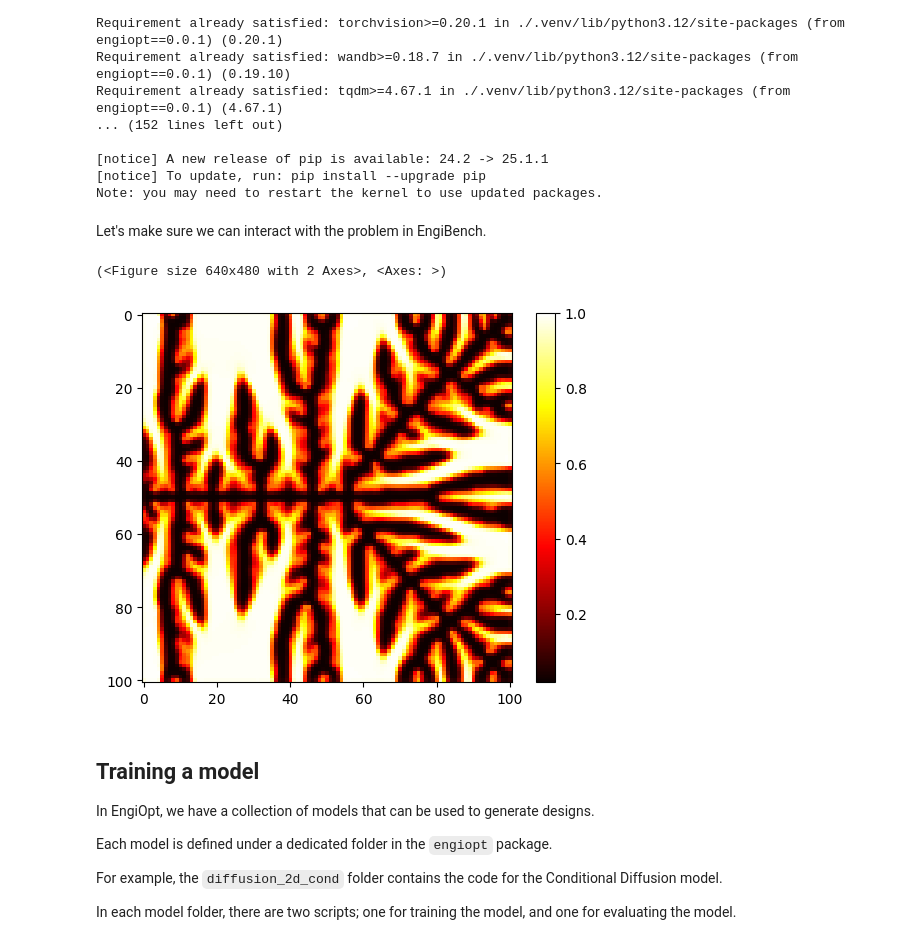
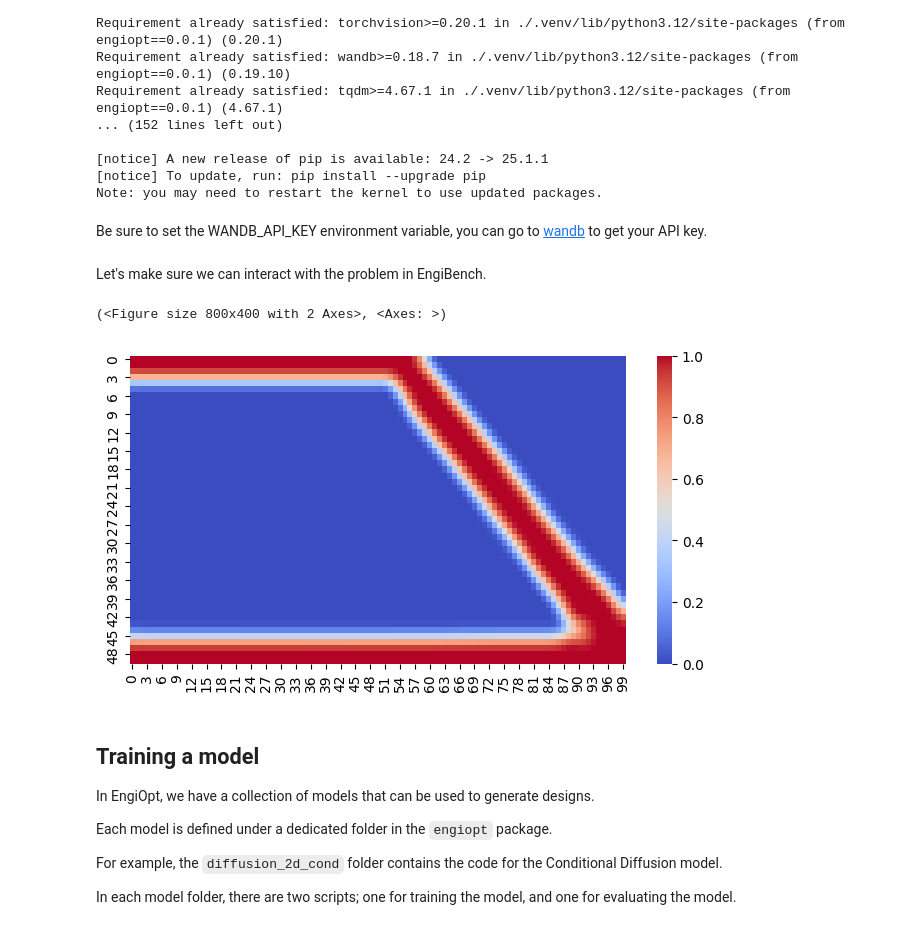
Before and after one commit to Psych17101/EngiOpt, a Jupyter notebook: example_hard_model.ipynb, the cells around one changed output. Cells and saved outputs as stored; diff of their text form; code cells hidden in the pictures.

Commit message:
Fix to beams2d

```diff
--- a/example_hard_model.ipynb
+++ b/example_hard_model.ipynb
@@ -44,3 +44,5 @@ Requirement already satisfied: tqdm>=4.67.1 in ./.venv/lib/python3.12/site-packa
 [notice] A new release of pip is available: 24.2 -> 25.1.1
 [notice] To update, run: pip install --upgrade pip
 Note: you may need to restart the kernel to use updated packages.
+# %% [markdown]
+Be sure to set the WANDB_API_KEY environment variable, you can go to [wandb](https://wandb.ai/site) to get your API key.
@@ -47,14 +53,15 @@ Note: you may need to restart the kernel to use updated packages.
 # %% [markdown]
 Let's make sure we can interact with the problem in EngiBench.
 # %%
-from engibench.problems.heatconduction2d import HeatConduction2D
+from engibench.problems.beams2d.v0 import Beams2D
 
-problem = HeatConduction2D()
+problem = Beams2D()
+problem.reset(seed=1)
 design, _ = problem.random_design()
 problem.render(design)
 # %% [output]
-(<Figure size 640x480 with 2 Axes>, <Axes: >)
+(<Figure size 800x400 with 2 Axes>, <Axes: >)
-[figure, old version]
+[figure, new version]
 # %% [markdown]
 ## Training a model
 
```
Also changed, not shown: parts of 7 cells of this notebook.
